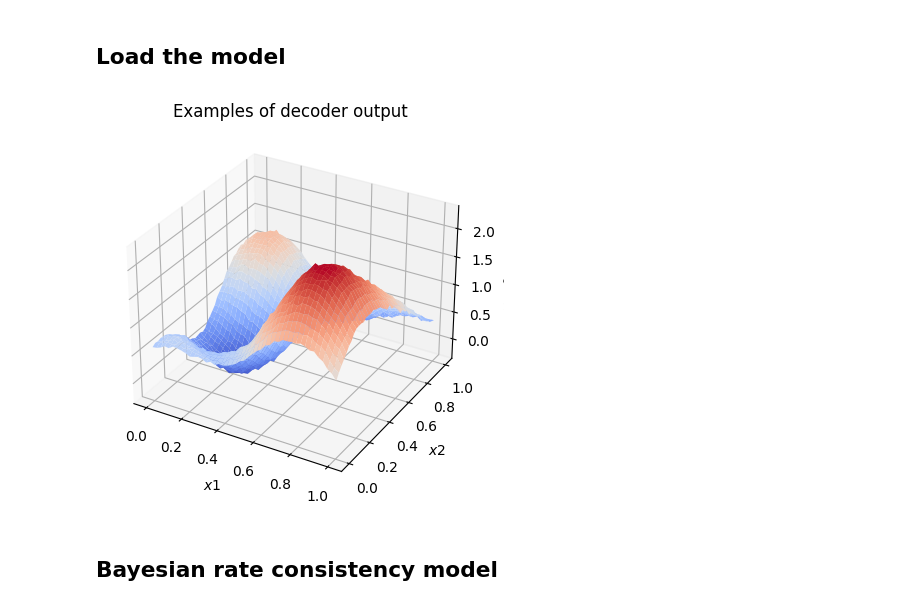
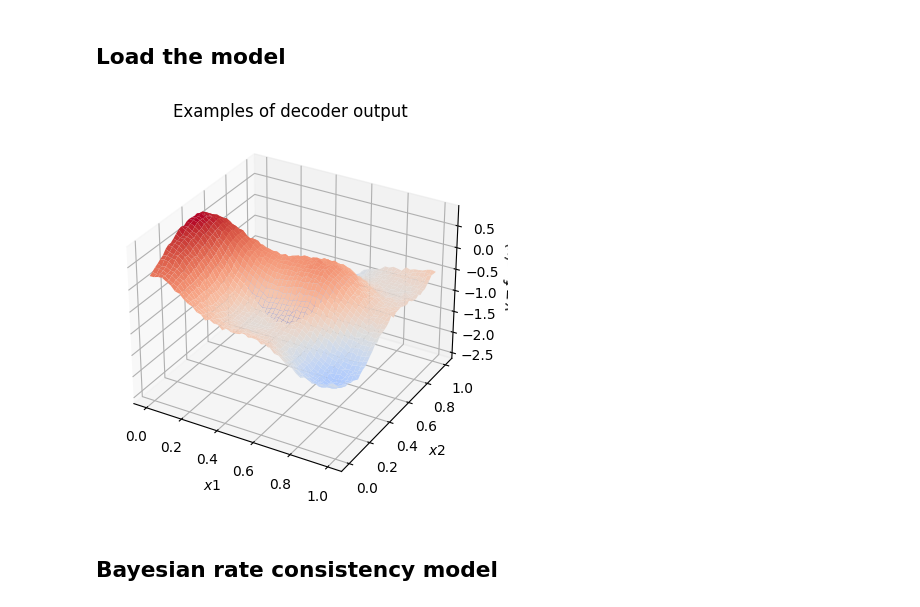
Before and after one commit to ericbrine/priorCVAE-bayes-rate-consistency, a Jupyter notebook: PriorVAE-simulated-contact-intensity.ipynb, the cells around one changed output. Cells and saved outputs as stored; diff of their text form; code cells hidden in the pictures.

```diff
--- a/PriorVAE-simulated-contact-intensity.ipynb
+++ b/PriorVAE-simulated-contact-intensity.ipynb
@@ -70,35 +71,35 @@ decoder_params = load_model_params(args["model_path"])["decoder"]
 from priorCVAE.models import MLPDecoder
 # from bayes_rate_consistency.decoder import MLPDecoder
 
 # decoder = MLPDecoder(args["hidden_dim"], args["input_dim"])
 decoder = MLPDecoder([args["hidden_dim"], args["hidden_dim"], args["hidden_dim"]], args["input_dim"], nn.gelu)
 
 key = jax.random.PRNGKey(rnd.randint(0, 9999))
 rng, z_rng, init_rng = random.split(key, 3)
 z = random.normal(z_rng, (args["n_test"], args["latent_dim"]))
 
 key = jax.random.PRNGKey(rnd.randint(0, 9999))
 key, e_rng, d_rng = jax.random.split(key, 3)
 
 vae_samples = decoder.apply({'params': decoder_params}, z)
 
 
 vae_samples_reshaped = vae_samples.reshape((args["n_test"], gp_set.n_data, gp_set.n_data))
 
 fig, ax = plt.subplots(nrows=1, ncols=1, subplot_kw={"projection": "3d"})
 
 x = jnp.linspace(0, 1, args['n_data'])
 x1, x2 = jnp.meshgrid(x, x)
-ax.plot_surface(x1, x2, vae_samples_reshaped[0], cmap=coolwarm)
+ax.plot_surface(x1, x2, vae_samples_reshaped[50], cmap=coolwarm)
 
 ax.set_xlabel('$x1$')
 ax.set_ylabel('$x2$')
 ax.set_zlabel('$y=f_{VAE}(x)$')
 ax.set_title('Examples of decoder output')
 
 plt.show()
 # %% [output]
-[figure, old version]
+[figure, new version]
 # %% [markdown]
 ## Bayesian rate consistency model
 # %% [markdown]
```
Also changed, not shown: parts of 28 cells of this notebook, 9 other files.
